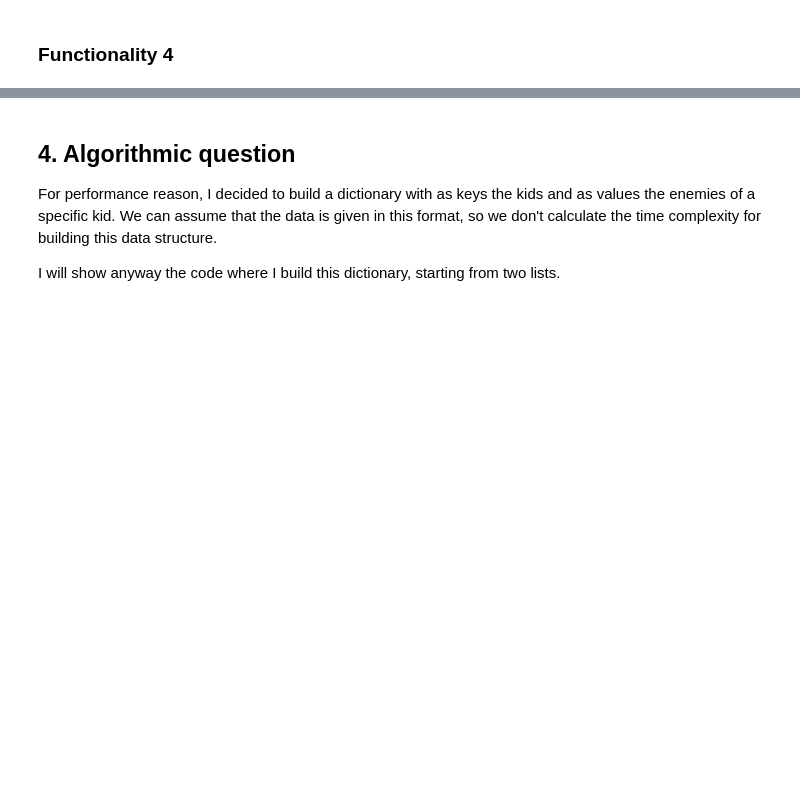
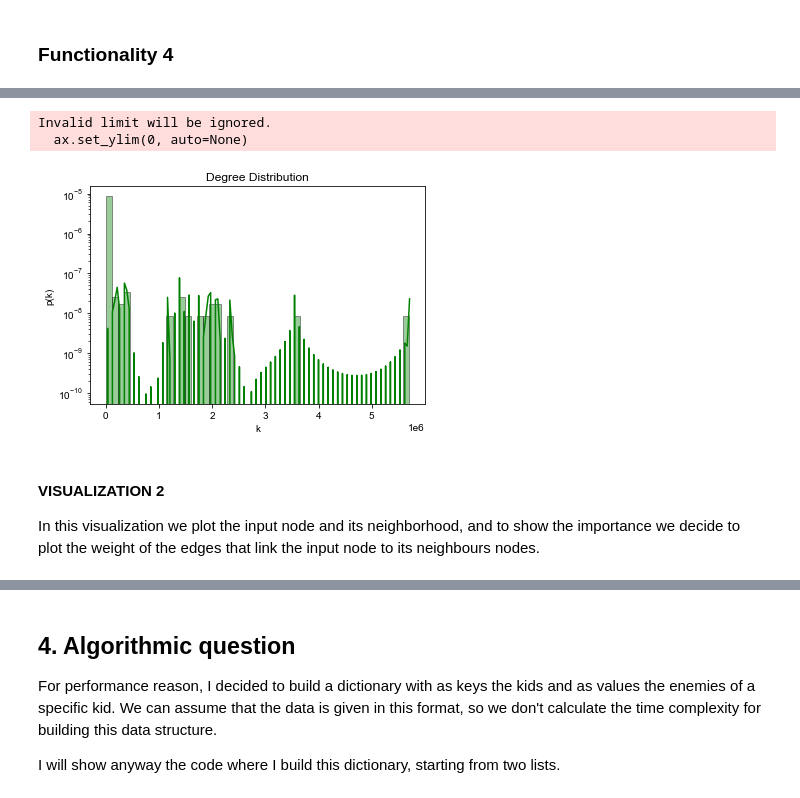
Before and after one commit to AndreiCaraman/ADM-HW5, a Jupyter notebook: main.ipynb, the cells around one changed output, grey strips where cells are left out. Cells and saved outputs as stored; diff of their text form; code cells hidden in the pictures; blank space fills up the shorter version.

```diff
--- a/main.ipynb
+++ b/main.ipynb
@@ -777,0 +829,22 @@ F4_DisconnectingGraphs(("2008-11-01 00:00","2008-11-02 00:00"), ("2008-11-02 00:
+# %%
+def plot_degree_dist(G):
+    degree_hist = nx.degree_histogram(G)
+    degree_hist = np.array(degree_hist, dtype=float)
+    degree_prob = degree_hist/G.number_of_nodes()
+    sns.distplot(a=G, color='green',#norm_hist=True,
+             hist_kws={"edgecolor": 'black','density':True, 'log':True})
+    sns.set(rc={'figure.figsize':(20,18)})
+    plt.xlabel('k')
+    plt.ylabel('p(k)')
+    plt.title('Degree Distribution')
+    plt.show()
+# %%
+plot_degree_dist(merged)
+# %% [output]
+Invalid limit will be ignored.
+  ax.set_ylim(0, auto=None)
+[figure, added]
+# %% [markdown]
+#### VISUALIZATION 2
+
+In this visualization we plot the input node and its neighborhood, and to show the importance we decide to plot the weight of the edges that link the input node to its neighbours nodes.
```
Also changed, not shown: parts of 28 cells of this notebook.
